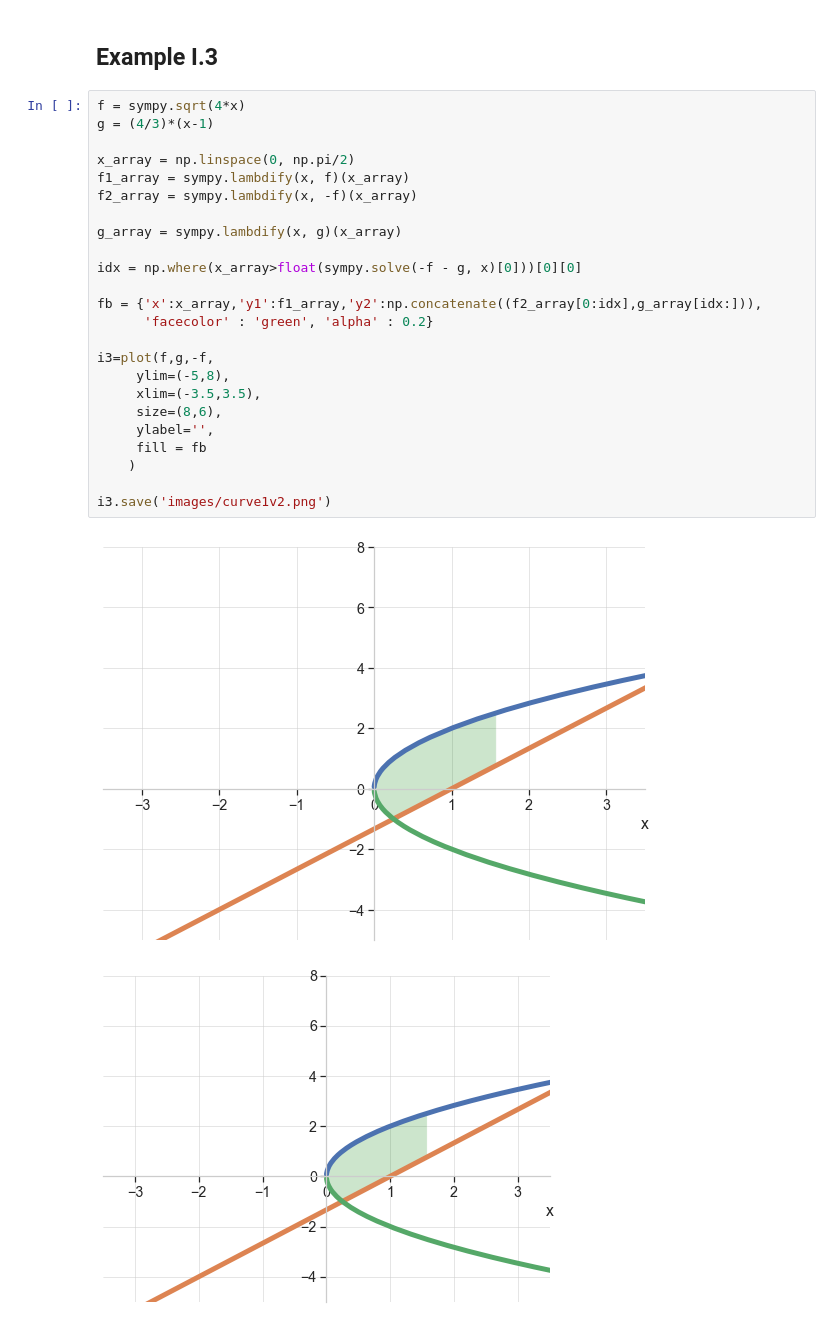
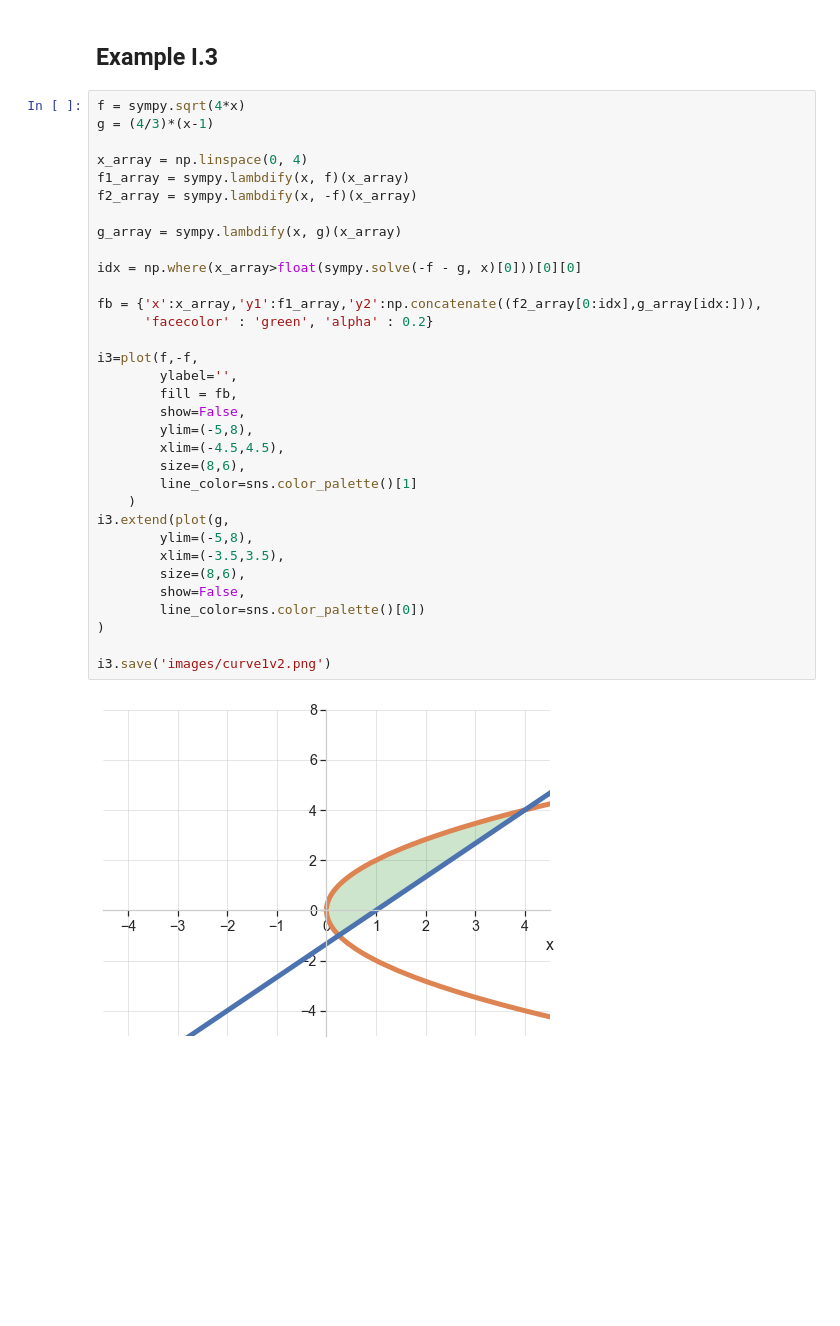
Before and after one commit to org-firasm/math_talk, a Jupyter notebook: class/week03/create_plots.ipynb, the cells around one changed output. Drawn from its saved outputs; the diff is of its cells as text; blank space fills up the shorter version.

```diff
--- a/class/week03/create_plots.ipynb
+++ b/class/week03/create_plots.ipynb
@@ -111,28 +111,36 @@ i2.save('images/curve3v3.png')
 # %%
 f = sympy.sqrt(4*x)
 g = (4/3)*(x-1)
 
-x_array = np.linspace(0, np.pi/2)
+x_array = np.linspace(0, 4)
 f1_array = sympy.lambdify(x, f)(x_array)
 f2_array = sympy.lambdify(x, -f)(x_array)
 
 g_array = sympy.lambdify(x, g)(x_array)
 
 idx = np.where(x_array>float(sympy.solve(-f - g, x)[0]))[0][0]
 
 fb = {'x':x_array,'y1':f1_array,'y2':np.concatenate((f2_array[0:idx],g_array[idx:])),
       'facecolor' : 'green', 'alpha' : 0.2}
 
-i3=plot(f,g,-f,
-     ylim=(-5,8),
-     xlim=(-3.5,3.5),
-     size=(8,6),
-     ylabel='',
-     fill = fb
+i3=plot(f,-f,
+        ylabel='',
+        fill = fb,
+        show=False,
+        ylim=(-5,8),
+        xlim=(-4.5,4.5),
+        size=(8,6),
+        line_color=sns.color_palette()[1]
     )
+i3.extend(plot(g,
+        ylim=(-5,8),
+        xlim=(-3.5,3.5),
+        size=(8,6),
+        show=False,
+        line_color=sns.color_palette()[0])
+)
 
 i3.save('images/curve1v2.png')
 # %% [output]
-[figure, old version]
+[figure, new version]
-[figure, removed]
 # %%
```
Also changed, not shown: parts of 3 cells of this notebook, 8 other files.
